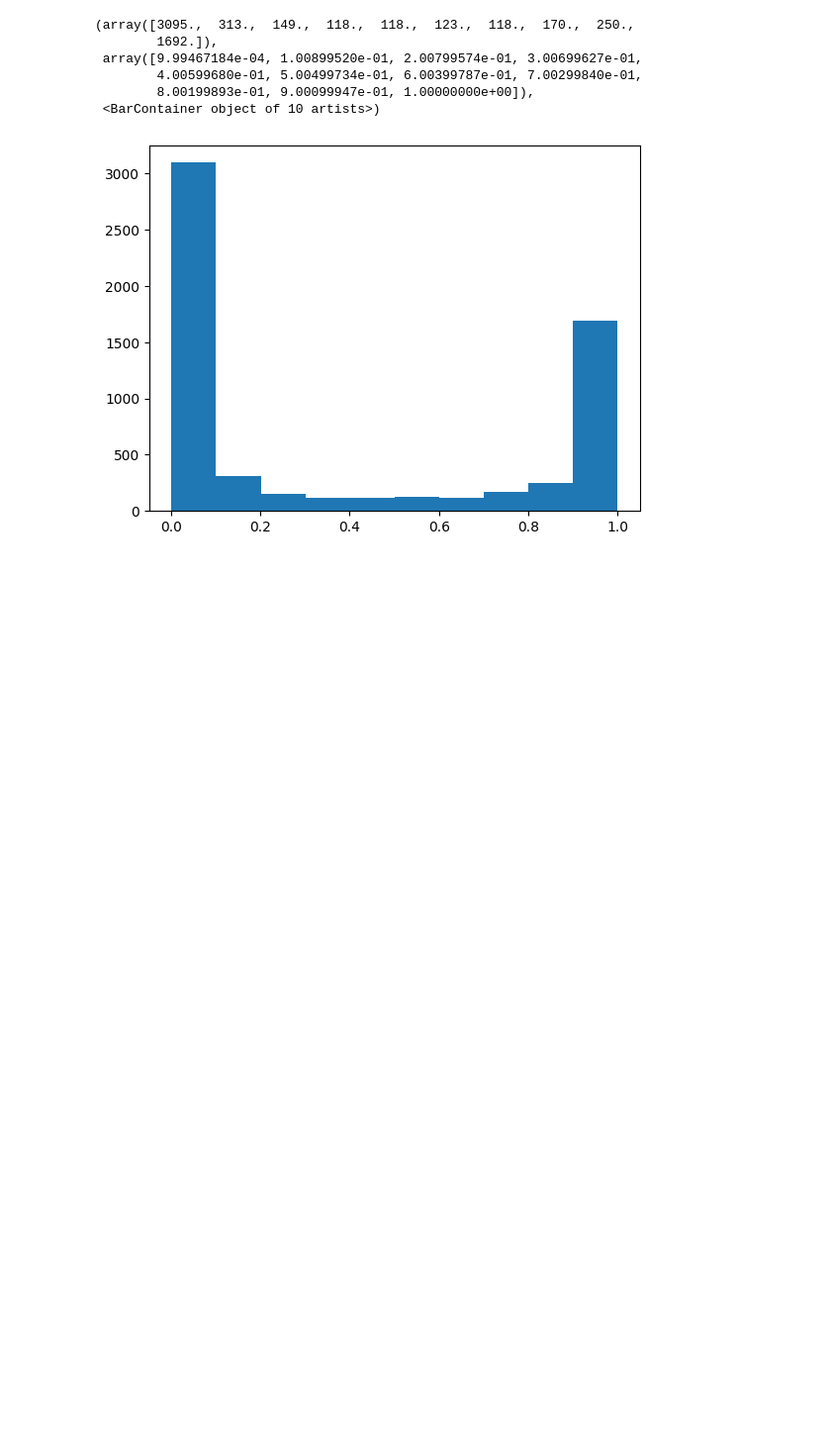
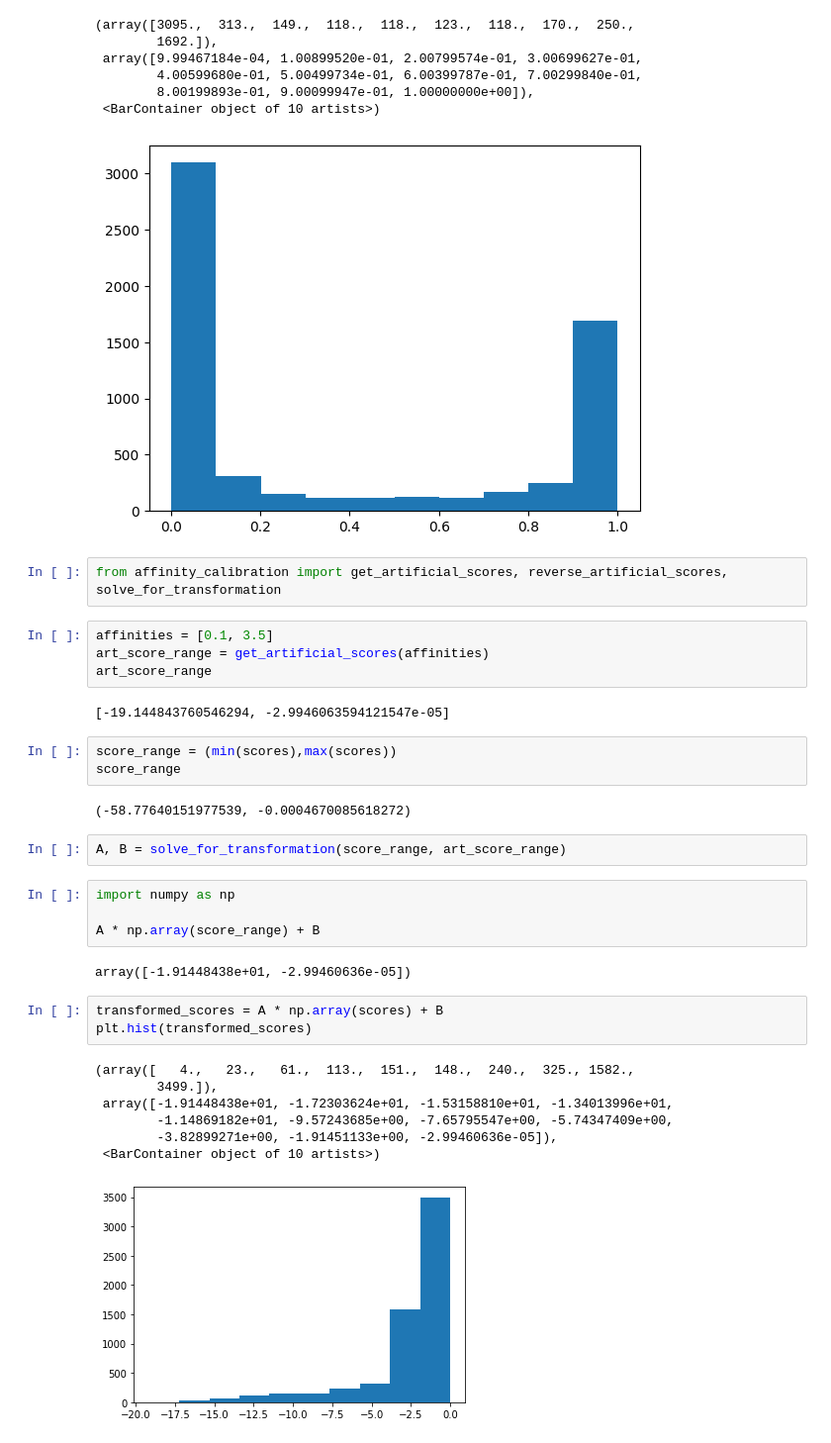
Before and after one commit to alienmist325/TULIP-TCR, a Jupyter notebook: analysis/binding_affinity.ipynb, the cells around one changed output. Shown: that part at 99% size. Cells and saved outputs as stored; diff of their text form; blank space fills up the shorter version.

Commit message:
Calibrate affinities

```diff
--- a/analysis/binding_affinity.ipynb
+++ b/analysis/binding_affinity.ipynb
@@ -96,3 +110,35 @@ plt.hist(get_arr_probability(scores, const=1000))
         8.00199893e-01, 9.00099947e-01, 1.00000000e+00]),
  <BarContainer object of 10 artists>)
 [figure]
+# %%
+from affinity_calibration import get_artificial_scores, reverse_artificial_scores, solve_for_transformation
+# %%
+affinities = [0.1, 3.5]
+art_score_range = get_artificial_scores(affinities)
+art_score_range
+# %% [output]
+[-19.144843760546294, -2.9946063594121547e-05]
+# %%
+score_range = (min(scores),max(scores))
+score_range
+# %% [output]
+(-58.77640151977539, -0.0004670085618272)
+# %%
+A, B = solve_for_transformation(score_range, art_score_range)
+# %%
+import numpy as np
+
+A * np.array(score_range) + B
+# %% [output]
+array([-1.91448438e+01, -2.99460636e-05])
+# %%
+transformed_scores = A * np.array(scores) + B
+plt.hist(transformed_scores)
+# %% [output]
+(array([   4.,   23.,   61.,  113.,  151.,  148.,  240.,  325., 1582.,
+        3499.]),
+ array([-1.91448438e+01, -1.72303624e+01, -1.53158810e+01, -1.34013996e+01,
+        -1.14869182e+01, -9.57243685e+00, -7.65795547e+00, -5.74347409e+00,
+        -3.82899271e+00, -1.91451133e+00, -2.99460636e-05]),
+ <BarContainer object of 10 artists>)
+[figure, added]
```
Also changed, not shown: parts of 25 cells of this notebook, 10 other files.
